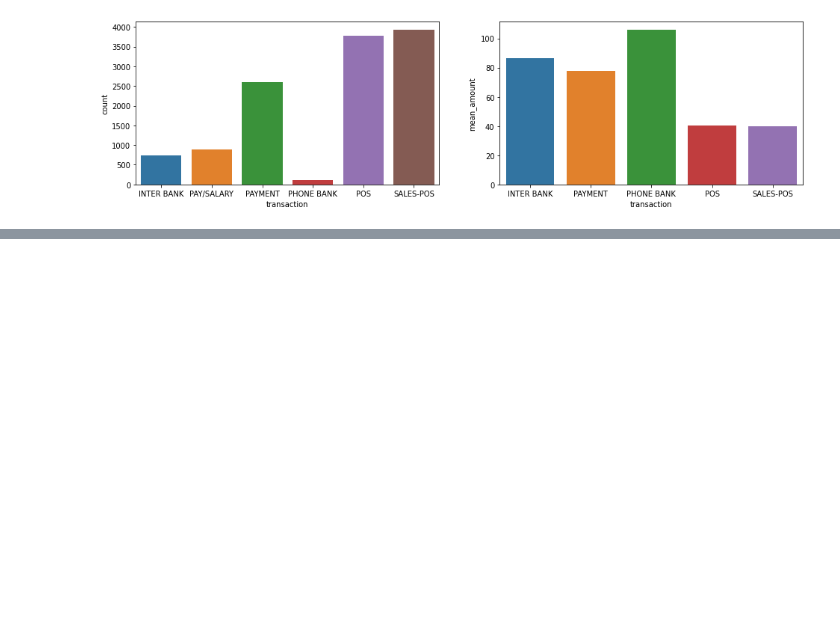
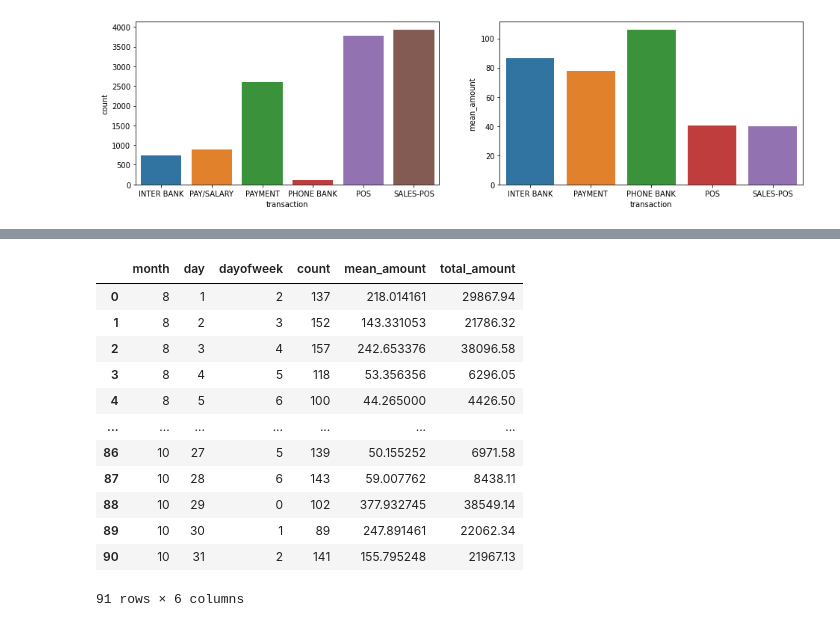
Before and after one commit to jiyoungparkme/machine_learning, a Jupyter notebook: anz_virtual_internship/anz_task_1.ipynb, the cells around one changed output, grey strips where cells are left out. Drawn from its saved outputs; the diff is of its cells as text; code cells hidden in the pictures; blank space fills up the shorter version.

```diff
--- a/anz_virtual_internship/anz_task_1.ipynb
+++ b/anz_virtual_internship/anz_task_1.ipynb
@@ -345,0 +357,20 @@ sns.barplot(data=df2, x='transaction', y='mean_amount',ax = ax2)
+# %%
+interested = ['month', 'day', 'dayofweek']
+function = ['count', 'mean', 'sum']
+df = data.groupby(interested).agg(function)['amount'].reset_index()
+df.columns = ['month', 'day', 'dayofweek', 'count', 'mean_amount', 'total_amount']
+df
+# %% [output]
+|  | month | day | dayofweek | count | mean_amount | total_amount |
+| 0 | 8 | 1 | 2 | 137 | 218.014161 | 29867.94 |
+| 1 | 8 | 2 | 3 | 152 | 143.331053 | 21786.32 |
+| 2 | 8 | 3 | 4 | 157 | 242.653376 | 38096.58 |
+| 3 | 8 | 4 | 5 | 118 | 53.356356 | 6296.05 |
+| 4 | 8 | 5 | 6 | 100 | 44.265000 | 4426.50 |
+| ... | ... | ... | ... | ... | ... | ... |
+| 86 | 10 | 27 | 5 | 139 | 50.155252 | 6971.58 |
+| 87 | 10 | 28 | 6 | 143 | 59.007762 | 8438.11 |
+| 88 | 10 | 29 | 0 | 102 | 377.932745 | 38549.14 |
+| 89 | 10 | 30 | 1 | 89 | 247.891461 | 22062.34 |
+| 90 | 10 | 31 | 2 | 141 | 155.795248 | 21967.13 |
+91 rows × 6 columns
```
Also changed, not shown: parts of 4 cells of this notebook.
